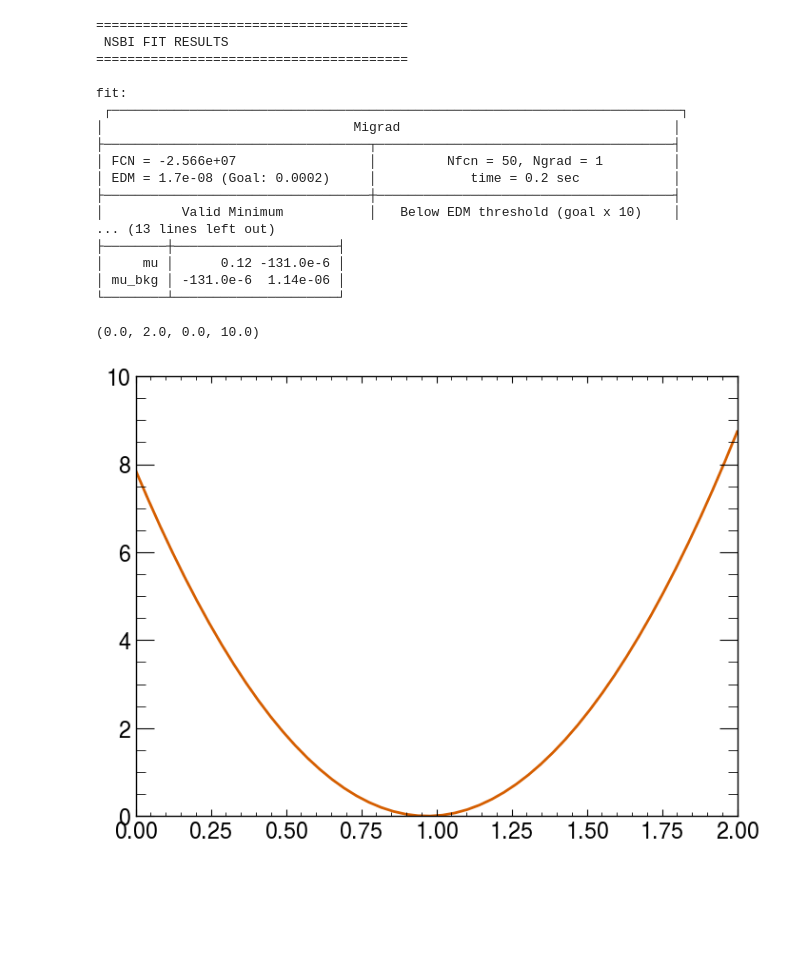
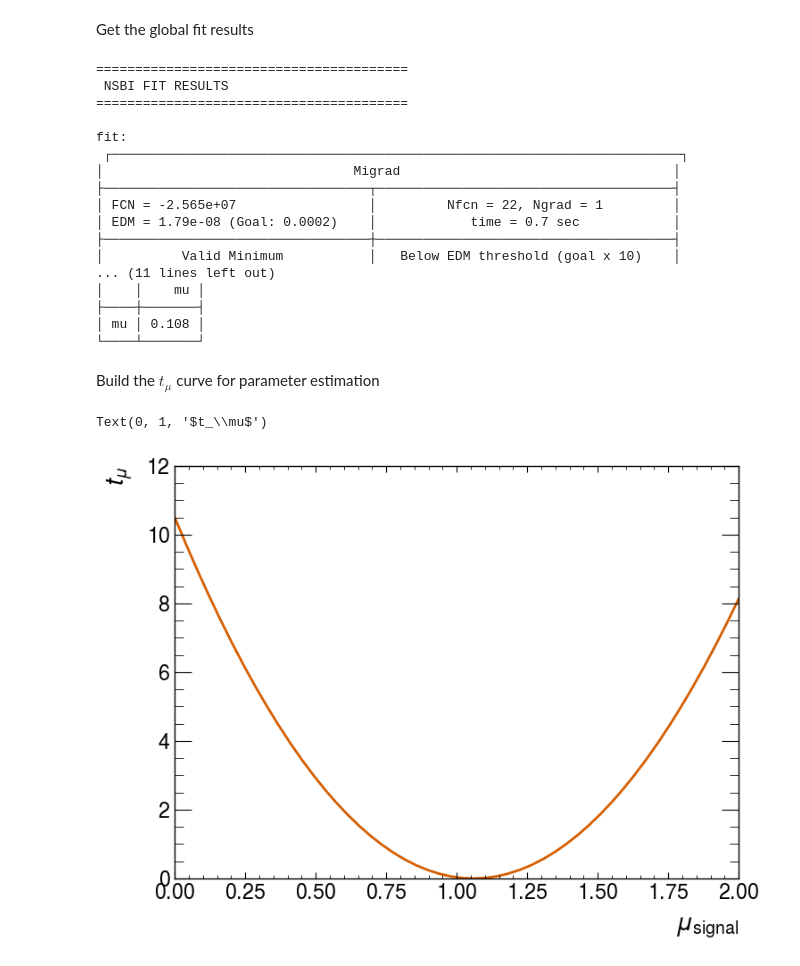
Before and after one commit to Ragansu/NSBI-workflow-tutorial, a Jupyter notebook: workshops/nsbi_atlas_workshop/3_parameter_fitting.ipynb, the cells around one changed output. Drawn from its saved outputs; the diff is of its cells as text; code cells hidden in the pictures; blank space fills up the shorter version.

```diff
--- a/workshops/nsbi_atlas_workshop/3_parameter_fitting.ipynb
+++ b/workshops/nsbi_atlas_workshop/3_parameter_fitting.ipynb
@@ -12,7 +34,3 @@ BASE_PATH = "./data_nsbi_tutorial/"
 # %%
-nodes = [0, 5, 10]
-
-signals = {
-    f"signal_{n:g}": pd.read_parquet(f"{BASE_PATH}/signal_{n:g}.parquet") for n in nodes
-}
+signal = pd.read_parquet(f"{BASE_PATH}/signal_10.parquet")
 background = pd.read_parquet(f"{BASE_PATH}/background.parquet")
@@ -19,4 +39,4 @@ background = pd.read_parquet(f"{BASE_PATH}/background.parquet")
 # %%
 TOTAL_YIELD = {}
-TOTAL_YIELD["signal"] = signals["signal_10"].weight.sum()
+TOTAL_YIELD["signal"] = signal.weight.sum()
 TOTAL_YIELD["background"] = background.weight.sum()
@@ -31,6 +59,6 @@ training_features = ["x1", "x2", "x3", "x4", "x5"]
 # %%
 PATH_TO_RATIOS = {}
-PATH_TO_RATIOS["signal"] = "saved_ratios_asimov/ratio_sig10vsRef.npy"
+PATH_TO_RATIOS["signal"] = "saved_ratios_asimov/ratio_SigvsRef.npy"
 PATH_TO_RATIOS["background"] = "saved_ratios_asimov/ratio_BkgvsRef.npy"
 # %%
 for path in PATH_TO_RATIOS.values():
@@ -81,7 +127,7 @@ def make_workspace():
                 {"name": "background",
                  "data": [TOTAL_YIELD["background"]],
                  "ratios": PATH_TO_RATIOS["background"],
-                 "modifiers": [{"name": "mu_bkg", "type": "normfactor"}]},
+                 "modifiers": []},
             ],
         }],
         # "observations": [{"name": "SR", "data": DATA}],
@@ -117,8 +168,10 @@ freeze_params = []
+# %% [markdown]
+Get the global fit results
 # %%
 print("\n" + "="*40)
 print(" NSBI FIT RESULTS ")
 print("="*40 + "\n")
-inf_nsbi.perform_fit(freeze_params=freeze_params)
+inf_nsbi.perform_fit(freeze_params=[])
 # %% [output]
 ========================================
  NSBI FIT RESULTS
@@ -128,15 +181,17 @@ fit:
  ┌─────────────────────────────────────────────────────────────────────────┐
 │                                Migrad                                   │
 ├──────────────────────────────────┬──────────────────────────────────────┤
-│ FCN = -2.566e+07                 │         Nfcn = 50, Ngrad = 1         │
-│ EDM = 1.7e-08 (Goal: 0.0002)     │            time = 0.2 sec            │
+│ FCN = -2.565e+07                 │         Nfcn = 22, Ngrad = 1         │
+│ EDM = 1.79e-08 (Goal: 0.0002)    │            time = 0.7 sec            │
 ├──────────────────────────────────┼──────────────────────────────────────┤
 │          Valid Minimum           │   Below EDM threshold (goal x 10)    │
-... (13 lines left out)
-├────────┼─────────────────────┤
-│     mu │      0.12 -131.0e-6 │
-│ mu_bkg │ -131.0e-6  1.14e-06 │
-└────────┴─────────────────────┘
+... (11 lines left out)
+│    │    mu │
+├────┼───────┤
+│ mu │ 0.108 │
+└────┴───────┘
+# %% [markdown]
+Build the $t_\mu$ curve for parameter estimation
 # %%
 scan_points_nsbi, NLL_value_nsbi, scan_points_StatOnly_nsbi, NLL_value_StatOnly_nsbi = inf_nsbi.perform_profile_scan(parameter_name = 'mu',
                              freeze_params = [],
@@ -147,6 +202,8 @@ scan_points_nsbi, NLL_value_nsbi, scan_points_StatOnly_nsbi, NLL_value_StatOnly_
 # %%
 plt.plot(scan_points_nsbi, NLL_value_nsbi)
 plt.axis(ymin=0)
+plt.xlabel(r"$\mu_\mathrm{signal}$")
+plt.ylabel(r"$t_\mu$")
 # %% [output]
-(0.0, 2.0, 0.0, 10.0)
+Text(0, 1, '$t_\\mu$')
-[figure, old version]
+[figure, new version]
```
Also changed, not shown: parts of 20 cells of this notebook, 8 other files.
